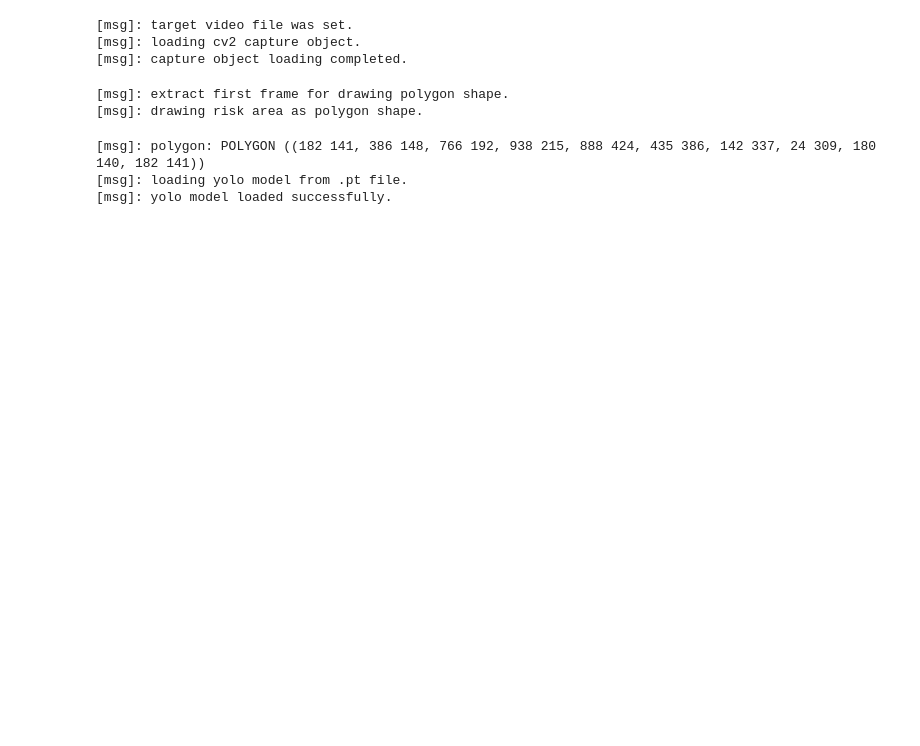
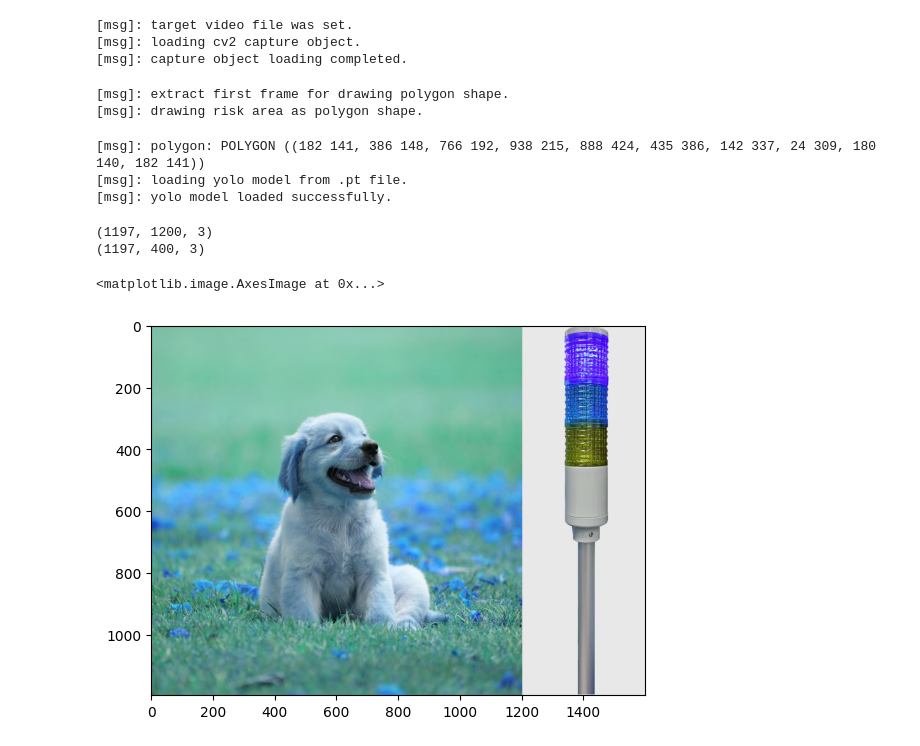
Before and after one commit to Lab-s-Project/cv_thesis_repo, a Jupyter notebook: run_detection.ipynb, the cells around one changed output. Drawn from its saved outputs; the diff is of its cells as text; code cells hidden in the pictures; blank space fills up the shorter version.

Commit message:
light tower concatenate

```diff
--- a/run_detection.ipynb
+++ b/run_detection.ipynb
@@ -44,0 +48,16 @@ dlmodel.detect(extract=True, save_file=False)
+# %%
+turn_off_img = cv2.imread('./assets/images/light_turn_on.jpg')
+turn_off_img = cv2.resize(turn_off_img, (400, 1197))
+pred = cv2.imread('./assets/images/img1.jpg')
+# %%
+print(pred.shape)
+print(turn_off_img.shape)
+# %% [output]
+(1197, 1200, 3)
+(1197, 400, 3)
+# %%
+merge = cv2.hconcat([pred, turn_off_img])
+plt.imshow(merge)
+# %% [output]
+<matplotlib.image.AxesImage at 0x...>
+[figure, added]
```
Also changed, not shown: parts of 1 cell of this notebook, 8 other files.
